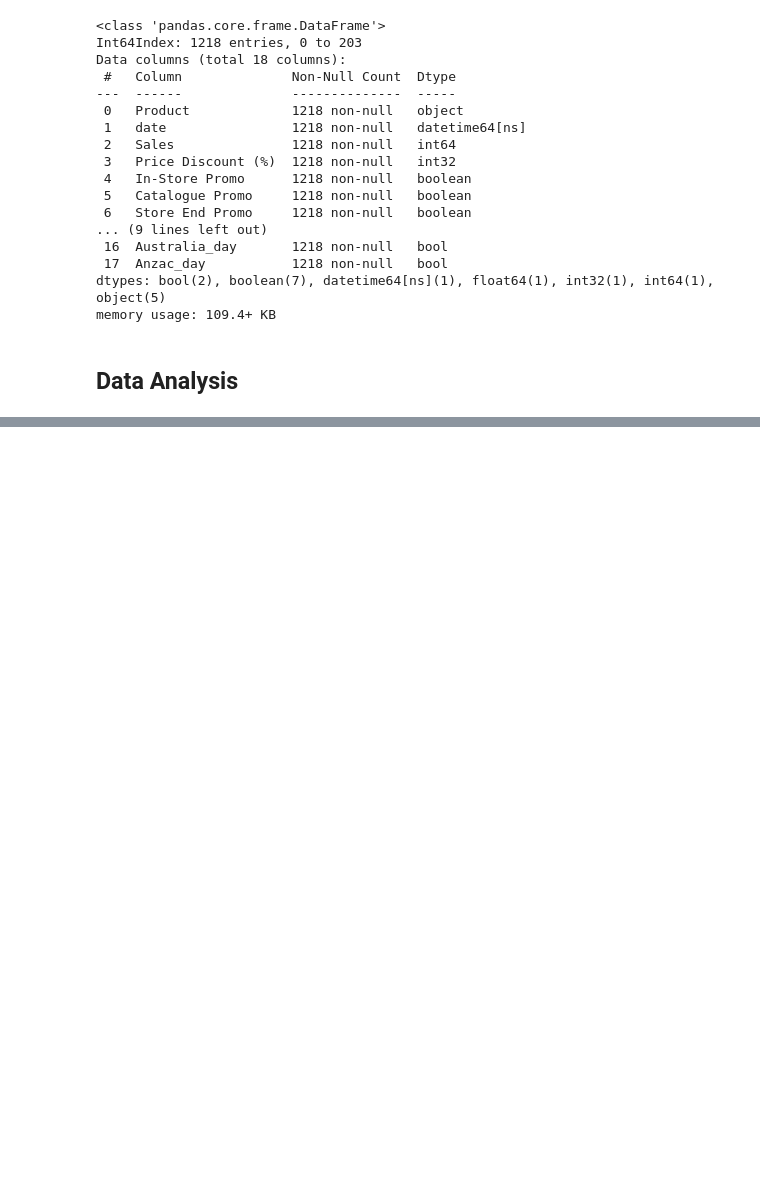
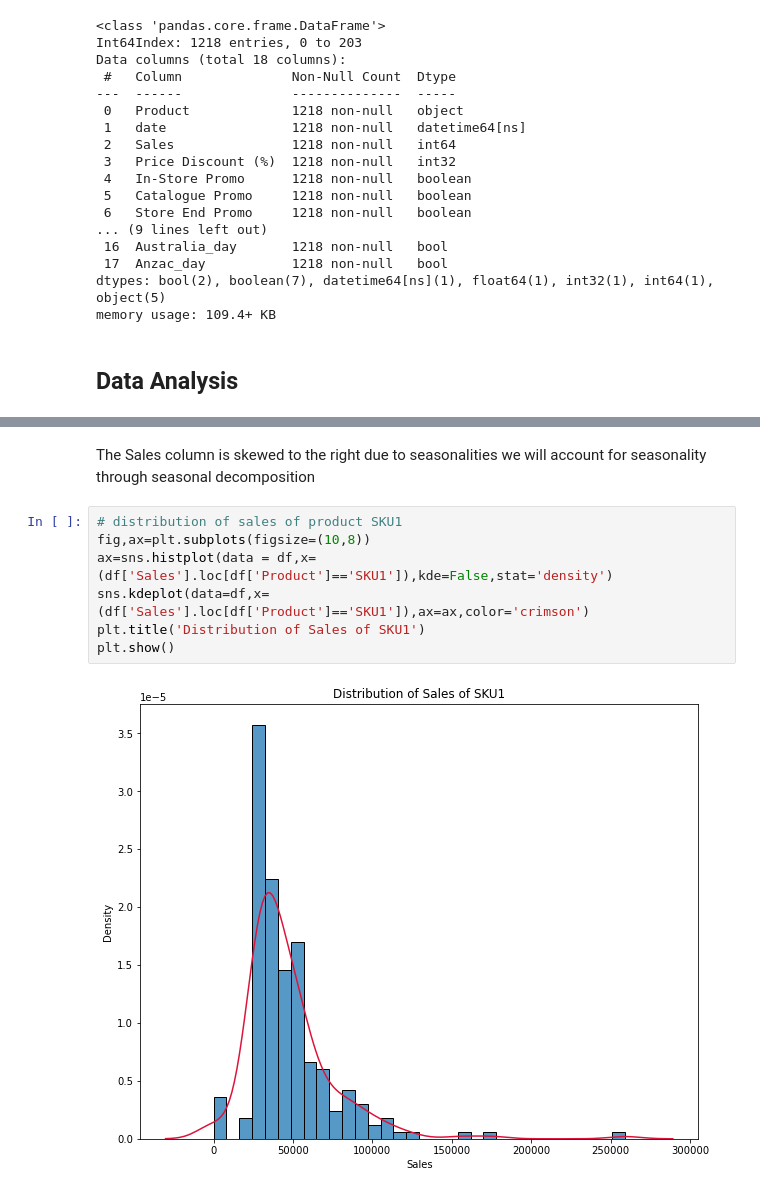
Before and after one commit to felix-n12/Retail-Forecasting, a Jupyter notebook: retail_forecasting.ipynb, the cells around one changed output, grey strips where cells are left out. Drawn from its saved outputs; the diff is of its cells as text; blank space fills up the shorter version.

```diff
--- a/retail_forecasting.ipynb
+++ b/retail_forecasting.ipynb
@@ -361,0 +383,11 @@ memory usage: 109.4+ KB
+# %% [markdown]
+The Sales column is skewed to the right due to seasonalities we will account for seasonality through seasonal decomposition
+# %%
+# distribution of sales of product SKU1
+fig,ax=plt.subplots(figsize=(10,8))
+ax=sns.histplot(data = df,x=(df['Sales'].loc[df['Product']=='SKU1']),kde=False,stat='density')
+sns.kdeplot(data=df,x=(df['Sales'].loc[df['Product']=='SKU1']),ax=ax,color='crimson')
+plt.title('Distribution of Sales of SKU1')
+plt.show()
+# %% [output]
+[figure, added]
```
Also changed, not shown: parts of 18 cells of this notebook.
